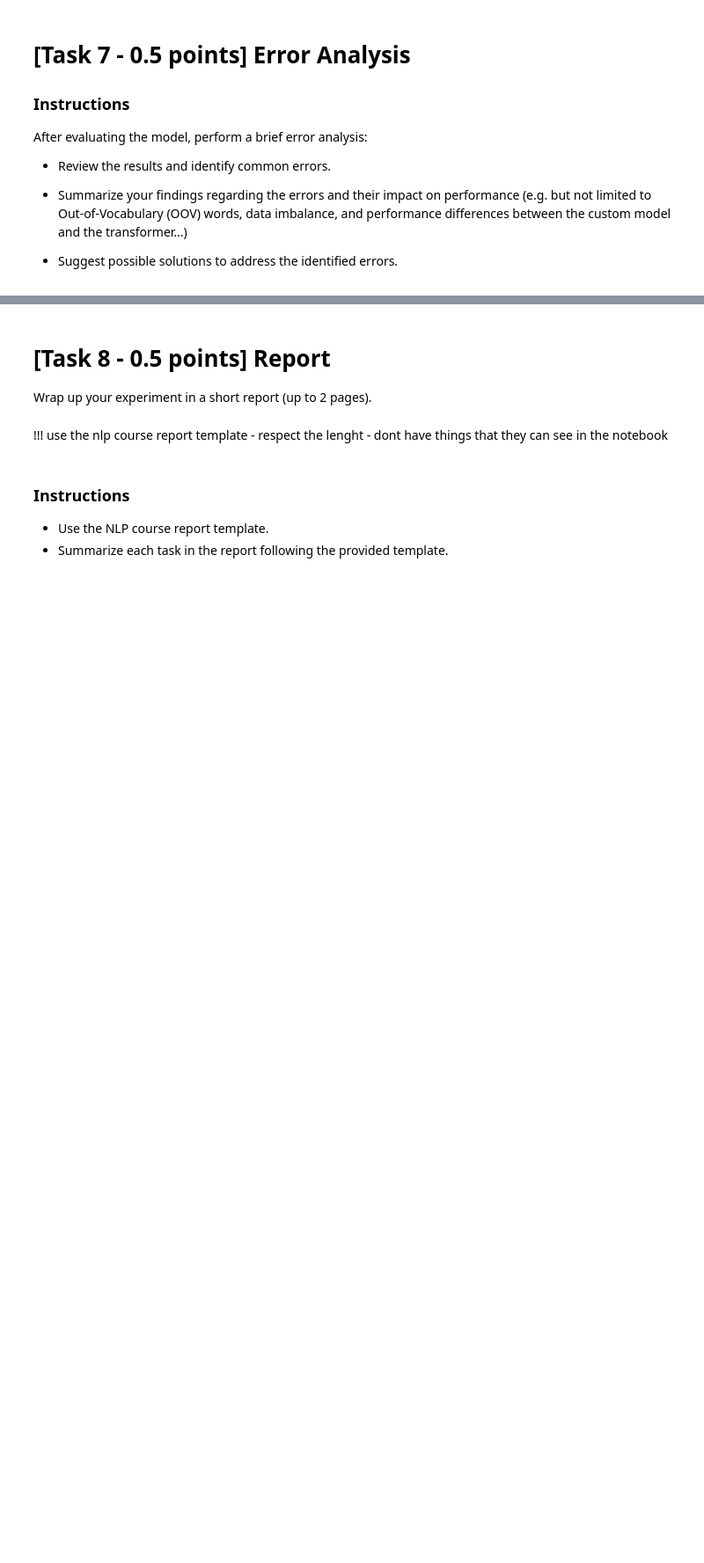
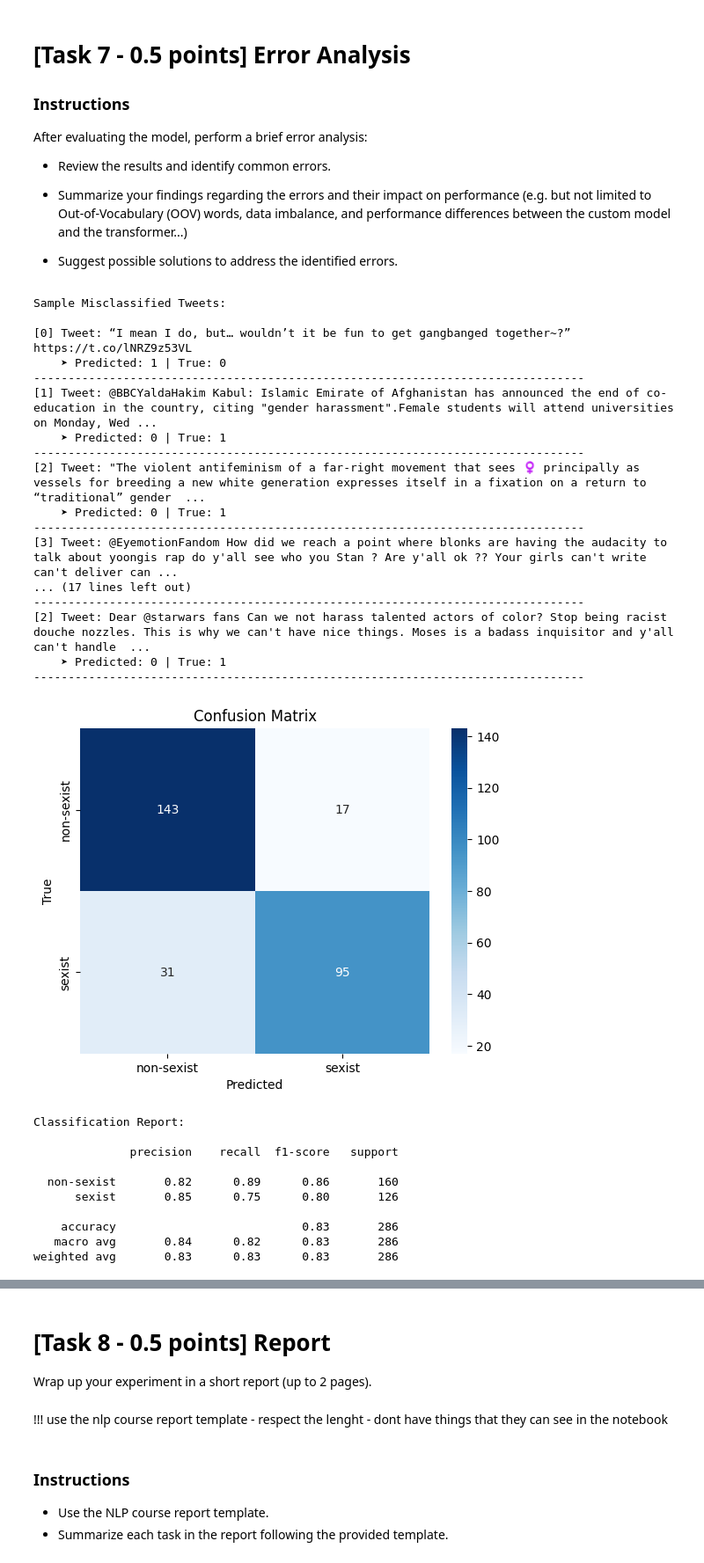
Before and after one commit to Nadiafy/NLP-Sexism-detection, a Jupyter notebook: Assignment1.ipynb, the cells around one changed output, grey strips where cells are left out. Shown at 88% size. Saved outputs shown, nothing was run; the diff lists cells and outputs as text; code cells hidden in the pictures; blank space fills up the shorter version.

```diff
--- a/Assignment1.ipynb
+++ b/Assignment1.ipynb
@@ -846,3 +841,79 @@ After evaluating the model, perform a brief error analysis:
 
  - Summarize your findings regarding the errors and their impact on performance (e.g. but not limited to Out-of-Vocabulary (OOV) words, data imbalance, and performance differences between the custom model and the transformer...)
  - Suggest possible solutions to address the identified errors.
+# %%
+# Error Collection
+errors = []
+false_negatives = []
+false_positives = []
+
+for tweet, pred, label in zip(df_test["tweet"], y_pred, y_true):
+    if pred != label:
+        errors.append((tweet, pred, label))
+        if label == 1 and pred == 0:
+            false_negatives.append((tweet, pred, label))
+        elif label == 0 and pred == 1:
+            false_positives.append((tweet, pred, label))
+
+# Print Examples
+print("Sample Misclassified Tweets:\n")
+for i, (tweet, pred, label) in enumerate(errors[:5]):
+    print(f"[{i}] Tweet: {tweet}")
+    print(f"    ➤ Predicted: {pred} | True: {label}")
+    print("-" * 80)
+
+print(f"\nTotal misclassifications: {len(errors)} / {len(y_true)}")
+print(f" False Negatives (missed sexist): {len(false_negatives)}")
+print(f" False Positives (non-sexist misclassified): {len(false_positives)}")
+
+# Save Misclassified Tweets
+df_errors = pd.DataFrame(errors, columns=["tweet", "predicted_label", "true_label"])
+df_errors.to_csv("misclassified_tweets.csv", index=False)
+
+# Confusing Examples
+print("\nMost Confusing False Negatives:\n")
+for i, (tweet, pred, label) in enumerate(false_negatives[:3]):
+    print(f"[{i}] Tweet: {tweet}")
+    print(f"    ➤ Predicted: {pred} | True: {label}")
+    print("-" * 80)
+
+# Confusion Matrix
+cm = confusion_matrix(y_true, y_pred)
+sns.heatmap(cm, annot=True, fmt='d', cmap='Blues', xticklabels=["non-sexist", "sexist"], yticklabels=["non-sexist", "sexist"])
+plt.title("Confusion Matrix")
+plt.xlabel("Predicted")
+plt.ylabel("True")
+plt.show()
+
+# Classification Report
+print("\nClassification Report:\n")
+print(classification_report(y_true, y_pred, target_names=["non-sexist", "sexist"]))
+# %% [output]
+Sample Misclassified Tweets:
+
+[0] Tweet: “I mean I do, but… wouldn’t it be fun to get gangbanged together~?” https://t.co/lNRZ9z53VL
+    ➤ Predicted: 1 | True: 0
+--------------------------------------------------------------------------------
+[1] Tweet: @BBCYaldaHakim Kabul: Islamic Emirate of Afghanistan has announced the end of co-education in the country, citing "gender harassment".Female students will attend universities on Monday, Wed ...
+    ➤ Predicted: 0 | True: 1
+--------------------------------------------------------------------------------
+[2] Tweet: "The violent antifeminism of a far-right movement that sees ♀️ principally as vessels for breeding a new white generation expresses itself in a fixation on a return to “traditional” gender  ...
+    ➤ Predicted: 0 | True: 1
+--------------------------------------------------------------------------------
+[3] Tweet: @EyemotionFandom How did we reach a point where blonks are having the audacity to talk about yoongis rap do y'all see who you Stan ? Are y'all ok ?? Your girls can't write can't deliver can ...
+... (17 lines left out)
+--------------------------------------------------------------------------------
+[2] Tweet: Dear @starwars fans Can we not harass talented actors of color? Stop being racist douche nozzles. This is why we can't have nice things. Moses is a badass inquisitor and y'all can't handle  ...
+    ➤ Predicted: 0 | True: 1
+--------------------------------------------------------------------------------
+[figure, added]
+Classification Report:
+
+              precision    recall  f1-score   support
+
+  non-sexist       0.82      0.89      0.86       160
+      sexist       0.85      0.75      0.80       126
+
+    accuracy                           0.83       286
+   macro avg       0.84      0.82      0.83       286
+weighted avg       0.83      0.83      0.83       286
```
Also changed, not shown: parts of 23 cells of this notebook, 1 other file.
